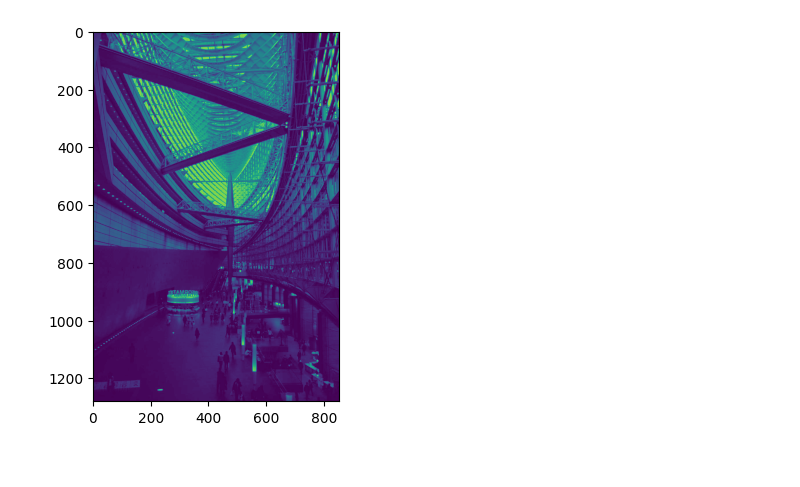
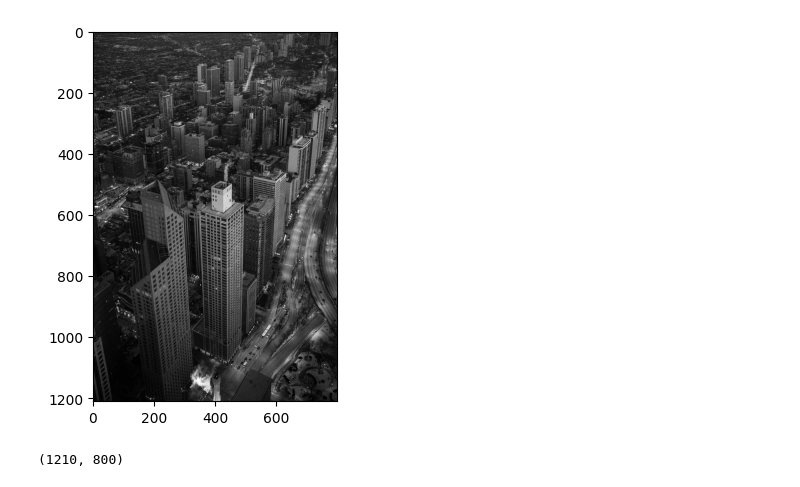
Before and after one commit to FlorianCochachin/procesamiento-imagenes-unmsm, a Jupyter notebook: src/Histograma.ipynb, the cells around one changed output. Drawn from its saved outputs; the diff is of its cells as text; code cells hidden in the pictures.

Commit message:
[FEATURE] Histograma de imagenes

```diff
--- a/src/Histograma.ipynb
+++ b/src/Histograma.ipynb
@@ -4,10 +4,12 @@ import os
 import matplotlib.pyplot as plt
 import numpy as np
 # %%
-img = cv.imread('tokio.jpg', 0)
-plt.imshow(img)
+img = cv.imread('imagenes/edificios.jpg', 0)
+plt.imshow(img, 'gray')
 plt.show()
+print(img.shape)
 # %% [output]
-[figure, old version]
+[figure, new version]
+(1210, 800)
 # %%
 #histograma
```
Also changed, not shown: parts of 7 cells of this notebook, 4 other files.
